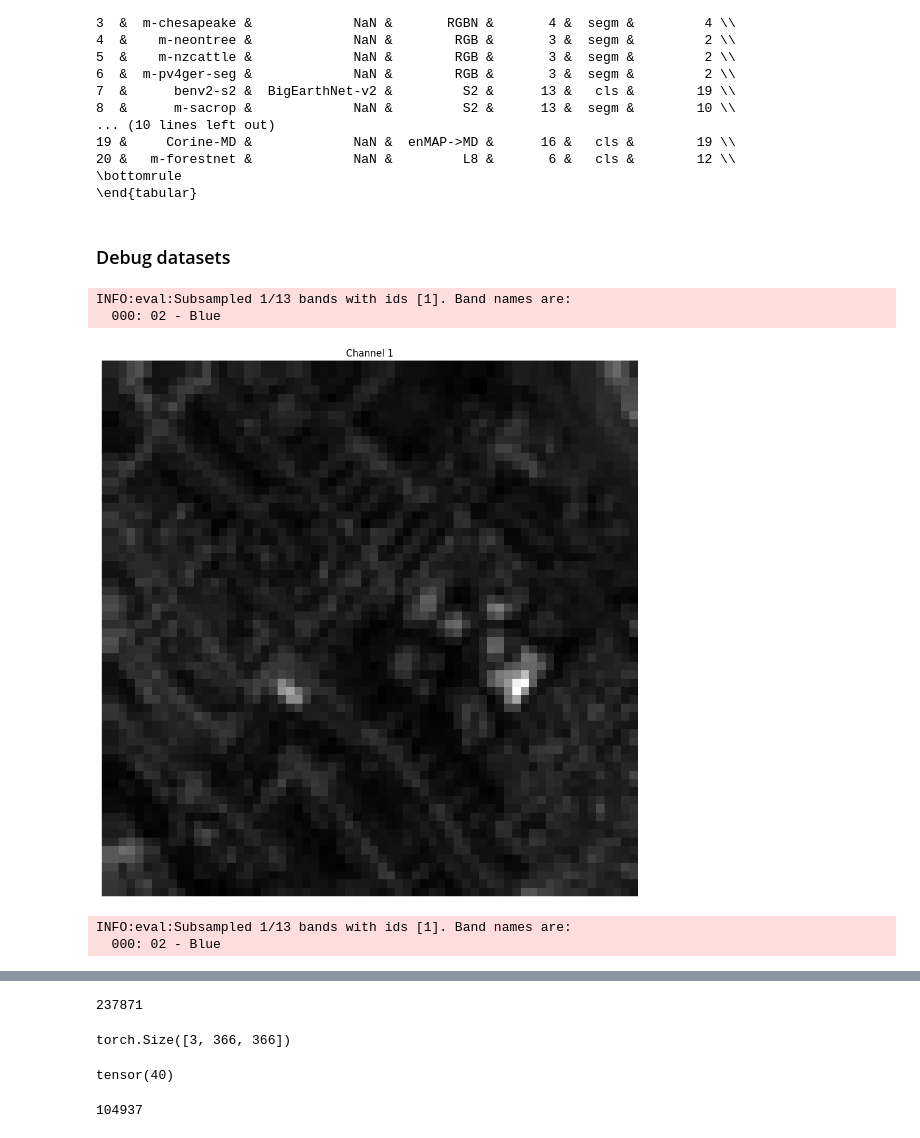
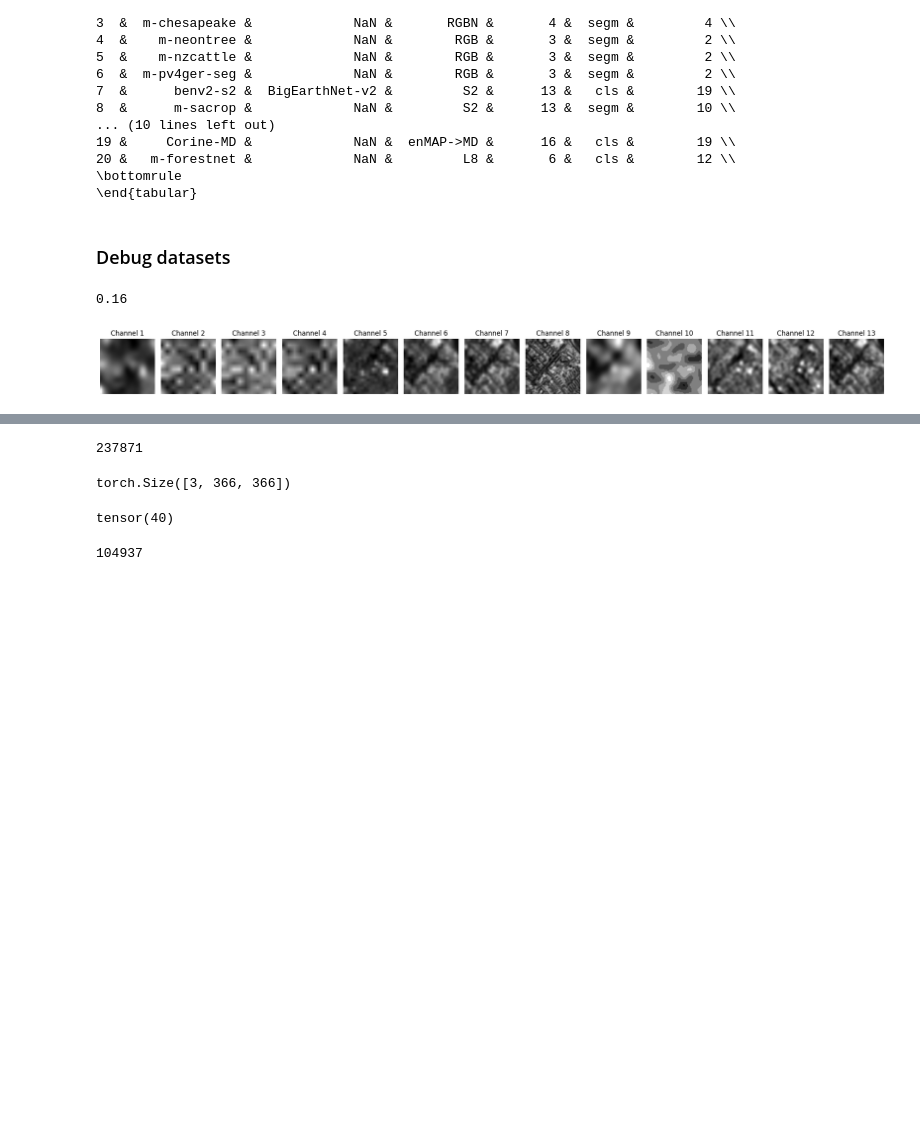
Before and after one commit to geobreeze/geobreeze, a Jupyter notebook: gb.ipynb, the cells around one changed output, grey strips where cells are left out. Cells and saved outputs as stored; diff of their text form; code cells hidden in the pictures; blank space fills up the shorter version.

```diff
--- a/gb.ipynb
+++ b/gb.ipynb
@@ -10,6 +10,7 @@ MODEL_TO_AESTETICS = {
     'senpamae': ('brown', 'x', 'SenPa-MAE'),
     'anysat_s2': ('green', '^', 'AnySat'),
     'anysat_spot': ('green', '^',  'AnySat'),
+    'anysat_naip': ('green', '^',  'AnySat'),
     'galileo_s2': ('pink', 'P', 'Galileo'),
     'softcon_13b': ('purple', 'v',  'SoftCon'),
     'croma_12b': ('lightblue', 'D',  'CROMA'),
@@ -280,0 +615,14 @@ DINOv2  &        NaN &      NaN &        NaN &        NaN &           NaN &
+# %%
+_dfp = dfp.copy()
+
+df = _dfp.copy()
+for c in df.columns:
+    if c in ['SpaceNet1','FMoW-10\%','Corine-SD','Corine-MD']:
+        pass
+    elif c in ['Hyperview-SD','Hyperview-MD','TC-10\%','DT-10\%']:
+        df[c] = (1 - df[c].apply(lambda x: min(x, 1))) * 100
+    else:
+        raise ValueError(c)
+
+_dfp['avg'] = round(df.mean(axis=1), 1)
+_dfp
@@ -280,0 +651,3 @@ DINOv2  &        NaN &      NaN &        NaN &        NaN &           NaN &
+# %%
+for c in dfp.columns:
+    print(c)
@@ -1555,50 +1943,48 @@ from geobreeze.datasets import GeoBenchDataset
 from geobreeze.datasets.utils.augmentations import DownUpSample
 from omegaconf import OmegaConf
 from geobreeze.factory import make_dataset
+import matplotlib.pyplot as plt
 
 # cfg = OmegaConf.load('/home/hk-project-pai00028/tum_mhj8661/code/geobreeze/geobreeze/config/data/m-eurosat_bandgsd.yaml')
 # cfg =cfg.train
 
 # ds = make_dataset(cfg)
 
-for res in [1.0, 0.16]:
+for res in [0.16]:
 
     ds = GeoBenchDataset(
         ds_name = 'm-eurosat',
         split = 'train',
         withmetainfo_trf_list = [
             DownUpSample(
-                **{'1': str(res), '2': str(res), '3': str(res)}
+                **{'1': str(res), '2': str(res), '3': str(res), '4': '0.33', '5': '0.33'}
             ),
         ],
         normalize=False,
-        band_ids=[1]
+        # band_ids=[1]
     )
 
     img = ds[0][0]['imgs']
 
     # plot individual channels
-    import matplotlib.pyplot as plt
-    plt.figure(figsize=(25, 10))
+    plt.figure(figsize=(20,10))
     for i in range(img.shape[0]):
         plt.subplot(1, img.shape[0], i + 1)
         plt.imshow(img[i], cmap='gray')
         plt.title(f'Channel {i + 1}')
         plt.axis('off')
     plt.tight_layout()
+    print(res)
     plt.show()
 
     # plot rgb image
     # import matplotlib.pyplot as plt
     # plt.figure(figsize=(6, 6))
 
     # img = (img - img.min()) / (img.max() - img.min())
     # plt.imshow(img.permute(1, 2, 0))
     # plt.title(f'RGB Image ({res} m GSD)')
     # plt.show()
 # %% [output]
-INFO:eval:Subsampled 1/13 bands with ids [1]. Band names are:
-  000: 02 - Blue
+0.16
-[figure, old version]
+[figure, new version]
-INFO:eval:Subsampled 1/13 bands with ids [1]. Band names are:
-  000: 02 - Blue
```
Also changed, not shown: parts of 25 cells of this notebook, 9 other files.
